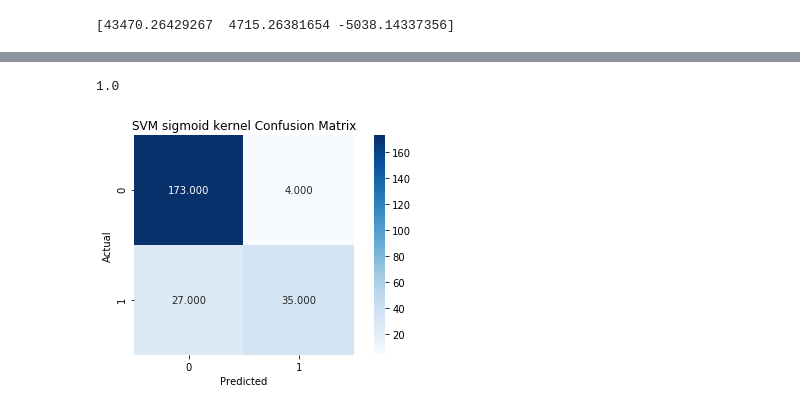
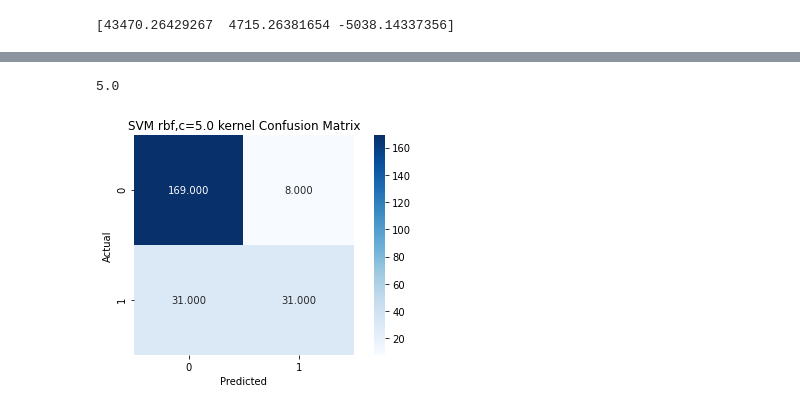
Before and after one commit to furqaanali/Election-Demographics-Modeling, a Jupyter notebook: project_02.ipynb, the cells around one changed output, grey strips where cells are left out. Saved outputs shown, nothing was run; the diff lists cells and outputs as text; code cells hidden in the pictures.

```diff
--- a/project_02.ipynb
+++ b/project_02.ipynb
@@ -369,8 +360,8 @@ print([accuracy,error,precision,recall,F1_score])
 #SVMs
 #First try to find the best kernel
 classifier = SVC(kernel = 'poly')
-classifier.fit(x_train_scaled,classifier_y_train)
-y_pred = classifier.predict(x_val_scaled)
+classifier.fit(x_train_scaled[:, [0, 1, 2, 11]],classifier_y_train)
+y_pred = classifier.predict(x_val_scaled[:, [0, 1, 2, 11]])
 
 conf_matrix = metrics.confusion_matrix(classifier_y_test,y_pred)
 sns.heatmap(conf_matrix,annot=True,fmt=".3f",square = True, cmap = plt.cm.Blues)
@@ -393,8 +384,8 @@ print([accuracy,error,precision,recall,F1_score])
 #SVMs
 #First try to find the best kernel
 classifier = SVC(kernel = 'rbf')
-classifier.fit(x_train_scaled,classifier_y_train)
-y_pred = classifier.predict(x_val_scaled)
+classifier.fit(x_train_scaled[:, [0, 1, 2, 11]],classifier_y_train)
+y_pred = classifier.predict(x_val_scaled[:, [0, 1, 2, 11]])
 
 conf_matrix = metrics.confusion_matrix(classifier_y_test,y_pred)
 sns.heatmap(conf_matrix,annot=True,fmt=".3f",square = True, cmap = plt.cm.Blues)
@@ -417,8 +408,8 @@ print([accuracy,error,precision,recall,F1_score])
 #SVMs
 #First try to find the best kernel
 classifier = SVC(kernel = 'sigmoid')
-classifier.fit(x_train_scaled,classifier_y_train)
-y_pred = classifier.predict(x_val_scaled)
+classifier.fit(x_train_scaled[:, [0, 1, 2, 11]],classifier_y_train)
+y_pred = classifier.predict(x_val_scaled[:, [0, 1, 2, 11]])
 
 conf_matrix = metrics.confusion_matrix(classifier_y_test,y_pred)
 sns.heatmap(conf_matrix,annot=True,fmt=".3f",square = True, cmap = plt.cm.Blues)
@@ -447,30 +438,30 @@ prevAcc = 0.0
 cVal = -1
 for v in values:
     classifier = SVC(kernel = 'rbf', C = v)
-    classifier.fit(x_train_scaled,classifier_y_train)
-    y_pred = classifier.predict(x_val_scaled)
+    classifier.fit(x_train_scaled[:, [0, 1, 2, 11]],classifier_y_train)
+    y_pred = classifier.predict(x_val_scaled[:, [0, 1, 2, 11]])
     accuracy = metrics.accuracy_score(classifier_y_test,y_pred)
     if(accuracy > prevAcc):
         prevAcc = accuracy
         cVal = v
 print(cVal)
 # %% [output]
-1.0
+5.0
 # %%
-#best c val is 1.0
+#best c val is 5.0
 # get metrics
-classifier = SVC(kernel = 'rbf',C=1.0)
-classifier.fit(x_train_scaled,classifier_y_train)
-y_pred = classifier.predict(x_val_scaled)
+classifier = SVC(kernel = 'rbf',C=5.0)
+classifier.fit(x_train_scaled[:, [0, 1, 2, 11]],classifier_y_train)
+y_pred = classifier.predict(x_val_scaled[:, [0, 1, 2, 11]])
 
 conf_matrix = metrics.confusion_matrix(classifier_y_test,y_pred)
 sns.heatmap(conf_matrix,annot=True,fmt=".3f",square = True, cmap = plt.cm.Blues)
 plt.ylabel('Actual')
 plt.xlabel('Predicted')
-plt.title('SVM sigmoid kernel Confusion Matrix')
+plt.title('SVM rbf,c=5.0 kernel Confusion Matrix')
 plt.tight_layout()
 # %% [output]
-[figure, old version]
+[figure, new version]
 # %%
 accuracy = metrics.accuracy_score(classifier_y_test,y_pred)
 error = 1 - accuracy
```
Also changed, not shown: parts of 51 cells of this notebook.
